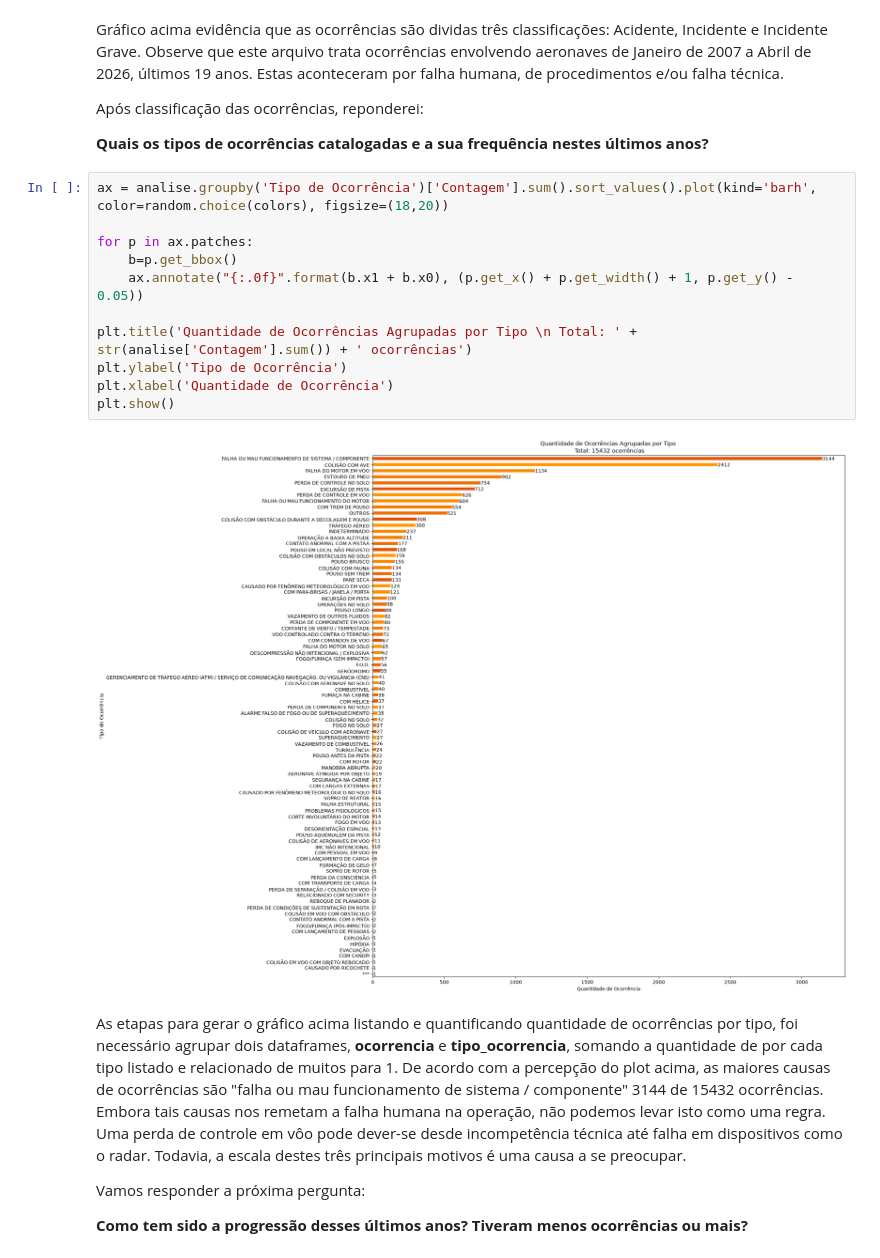
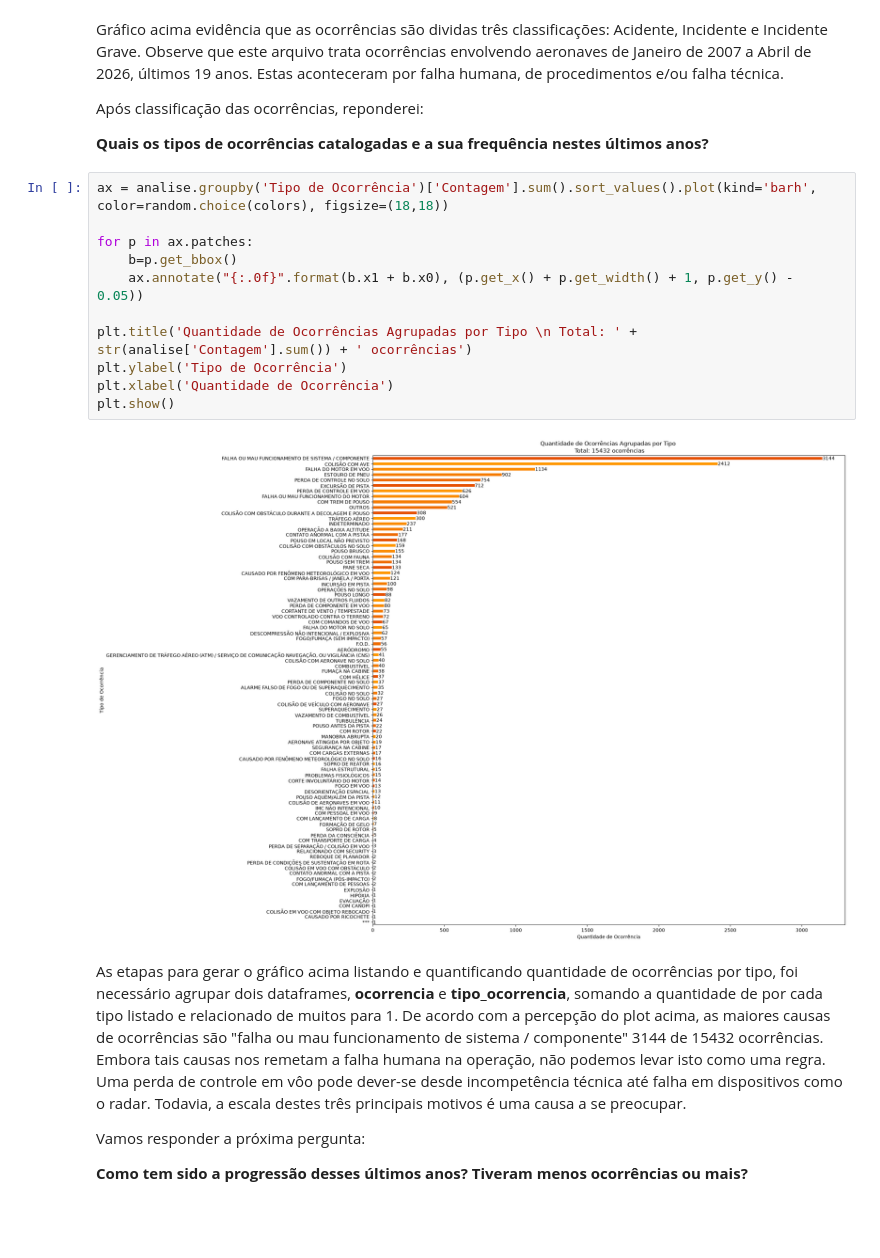
Before and after one commit to italoaraujosantos/analise-acidentes-aerios-brasil, a Jupyter notebook: acidente-incidente.ipynb, the cells around one changed output. Drawn from its saved outputs; the diff is of its cells as text; blank space fills up the shorter version.

```diff
--- a/acidente-incidente.ipynb
+++ b/acidente-incidente.ipynb
@@ -242,18 +246,18 @@ Após classificação das ocorrências, reponderei:
 
 **Quais os tipos de ocorrências catalogadas e a sua frequência nestes últimos anos?**
 # %%
-ax = analise.groupby('Tipo de Ocorrência')['Contagem'].sum().sort_values().plot(kind='barh', color=random.choice(colors), figsize=(18,20))
+ax = analise.groupby('Tipo de Ocorrência')['Contagem'].sum().sort_values().plot(kind='barh', color=random.choice(colors), figsize=(18,18))
 
 for p in ax.patches:
     b=p.get_bbox()
     ax.annotate("{:.0f}".format(b.x1 + b.x0), (p.get_x() + p.get_width() + 1, p.get_y() - 0.05))
 
 plt.title('Quantidade de Ocorrências Agrupadas por Tipo \n Total: ' + str(analise['Contagem'].sum()) + ' ocorrências')
 plt.ylabel('Tipo de Ocorrência')
 plt.xlabel('Quantidade de Ocorrência')
 plt.show()
 # %% [output]
-[figure, old version]
+[figure, new version]
 # %% [markdown]
 As etapas para gerar o gráfico acima listando e quantificando quantidade de ocorrências por tipo, foi necessário agrupar dois dataframes, **ocorrencia** e **tipo_ocorrencia**, somando a quantidade de por cada tipo listado e relacionado de muitos para 1.
 De acordo com a percepção do plot acima, as maiores causas de ocorrências são "falha ou mau funcionamento de sistema / componente" 3144 de 15432 ocorrências. Embora tais causas nos remetam a falha humana na operação, não podemos levar isto como uma regra. Uma perda de controle em vôo pode dever-se desde incompetência técnica até falha em dispositivos como o radar. Todavia, a escala destes três principais motivos é uma causa a se preocupar.
```
Also changed, not shown: parts of 19 cells of this notebook, 1 other file.
